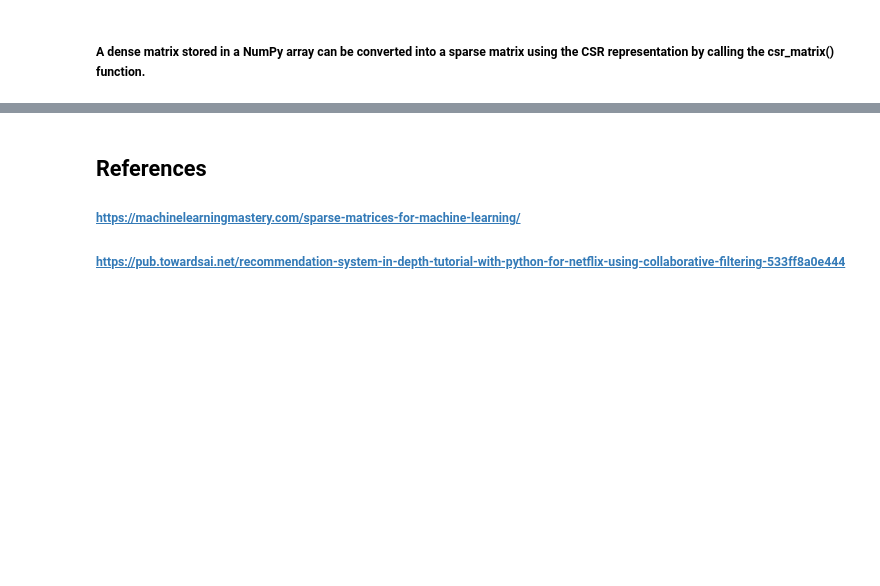
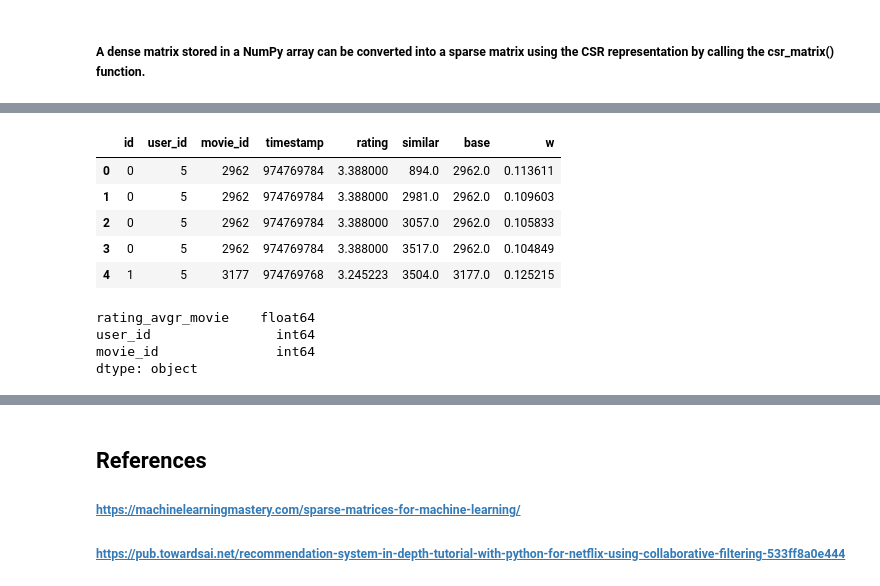
Before and after one commit to rodolfoarruda/MachineLearning, a Jupyter notebook: recom_sys.ipynb, the cells around one changed output, grey strips where cells are left out. Cells and saved outputs as stored; diff of their text form; code cells hidden in the pictures; blank space fills up the shorter version.

```diff
--- a/recom_sys.ipynb
+++ b/recom_sys.ipynb
@@ -246,0 +313,3 @@ array([  47, 1060, 2587, ..., 2043, 2478,  595])
+# %%
+avg_movie = pd.DataFrame(df_norm['rating'].groupby(df_norm['movie_id']).mean())
+avg_movie.reset_index(inplace=True)
@@ -246,0 +325,2 @@ array([  47, 1060, 2587, ..., 2043, 2478,  595])
+# %%
+test = pd.read_csv('/content/drive/MyDrive/Doutorado/disciplinas/recom_sys/scc5966/test_data.csv')
@@ -246,0 +349,16 @@ array([  47, 1060, 2587, ..., 2043, 2478,  595])
+# %%
+pred_movie_avg2.head()
+# %% [output]
+|  | id | user_id | movie_id | timestamp | rating | similar | base | w |
+| 0 | 0 | 5 | 2962 | 974769784 | 3.388000 | 894.0 | 2962.0 | 0.113611 |
+| 1 | 0 | 5 | 2962 | 974769784 | 3.388000 | 2981.0 | 2962.0 | 0.109603 |
+| 2 | 0 | 5 | 2962 | 974769784 | 3.388000 | 3057.0 | 2962.0 | 0.105833 |
+| 3 | 0 | 5 | 2962 | 974769784 | 3.388000 | 3517.0 | 2962.0 | 0.104849 |
+| 4 | 1 | 5 | 3177 | 974769768 | 3.245223 | 3504.0 | 3177.0 | 0.125215 |
+# %%
+df_norm[['rating_avgr_movie','user_id','movie_id']].dtypes
+# %% [output]
+rating_avgr_movie    float64
+user_id                int64
+movie_id               int64
+dtype: object
```
Also changed, not shown: parts of 51 cells of this notebook.
